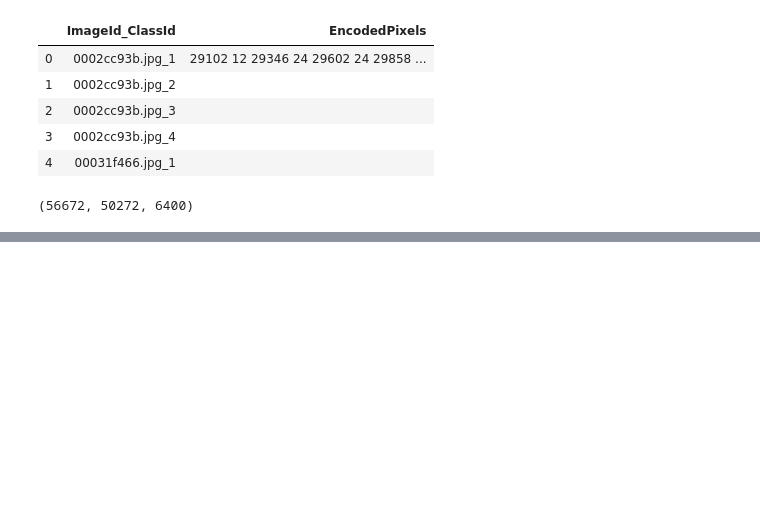
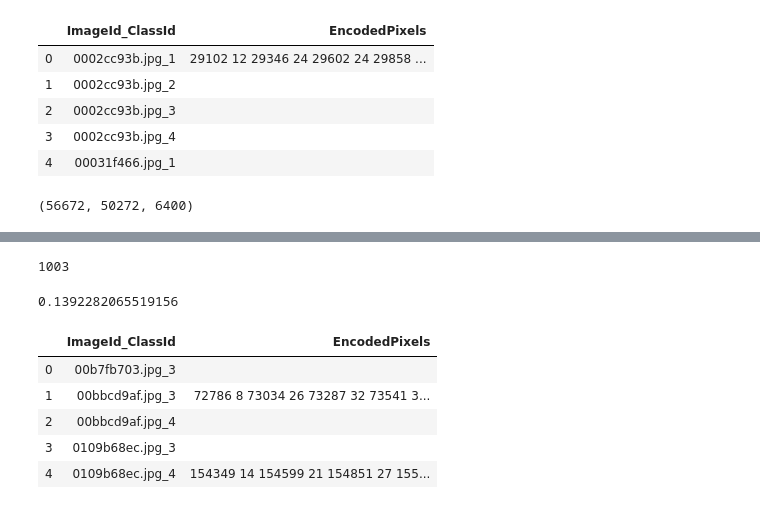
Before and after one commit to CozyDoomer/steel-defect-detection, a Jupyter notebook: create_pseudolabels.ipynb, the cells around one changed output, grey strips where cells are left out. Saved outputs shown, nothing was run; the diff lists cells and outputs as text; code cells hidden in the pictures; blank space fills up the shorter version.

```diff
--- a/create_pseudolabels.ipynb
+++ b/create_pseudolabels.ipynb
@@ -136,0 +150,13 @@ df_pseudo_train.to_csv('data/train_pseudolabel.csv', index=False)
+# %%
+i = 0
+for index, row in df_segmentation_test_confidence.iterrows():
+    if row.MaxConfidence>0.50:
+        #print(row.MaxConfidence)
+        i+=1
+print(i)
+# %% [output]
+1003
+# %%
+1003/len(df_segmentation_test_confidence)
+# %% [output]
+0.1392282065519156
@@ -136,0 +189,9 @@ df_pseudo_train.to_csv('data/train_pseudolabel.csv', index=False)
+# %%
+df_pseudolabel_test.head()
+# %% [output]
+|  | ImageId_ClassId | EncodedPixels |
+| 0 | 00b7fb703.jpg_3 |  |
+| 1 | 00bbcd9af.jpg_3 | 72786 8 73034 26 73287 32 73541 3... |
+| 2 | 00bbcd9af.jpg_4 |  |
+| 3 | 0109b68ec.jpg_3 |  |
+| 4 | 0109b68ec.jpg_4 | 154349 14 154599 21 154851 27 155... |
```
Also changed, not shown: parts of 25 cells of this notebook, 15 other files.
